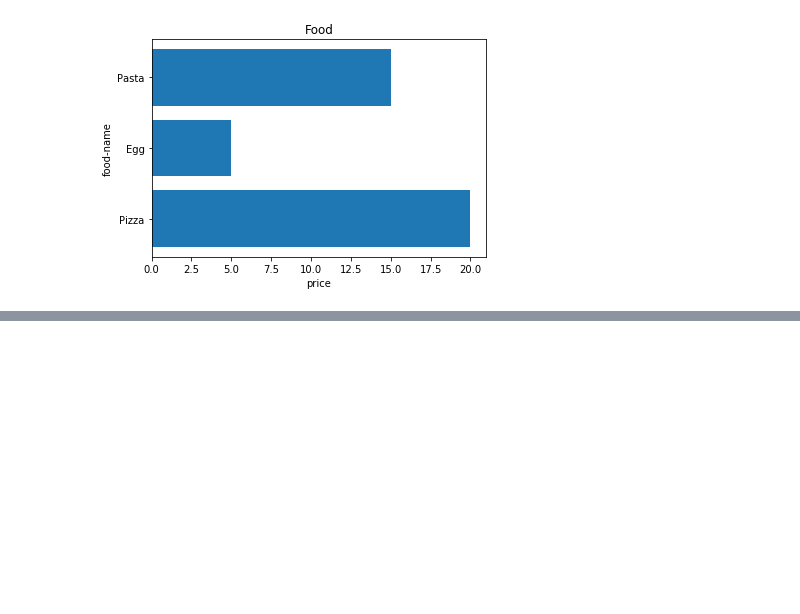
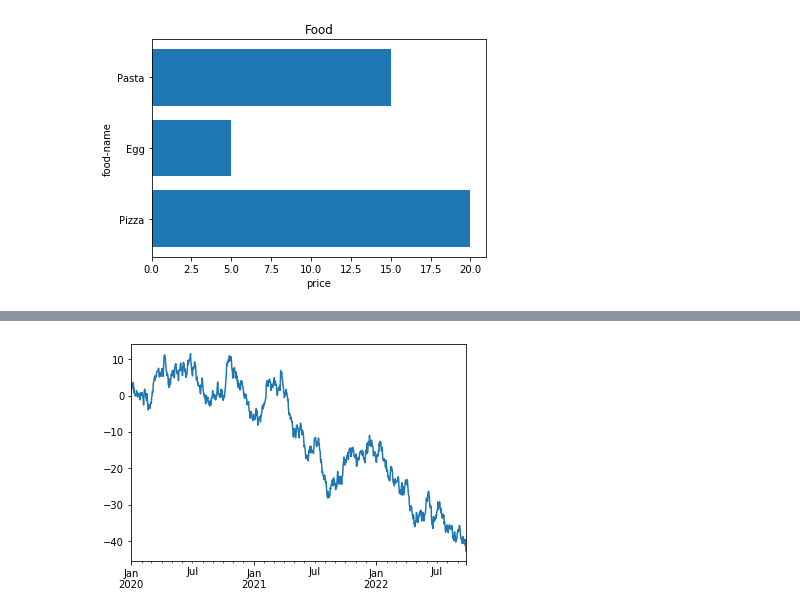
Before and after one commit to aliazani/machine-learning, a Jupyter notebook: 4-matplotlib/1-introduction-matplotlib.ipynb, the cells around one changed output, grey strips where cells are left out. Drawn from its saved outputs; the diff is of its cells as text; code cells hidden in the pictures; blank space fills up the shorter version.

Commit message:
Plotting from pandas DataFrames

```diff
--- a/4-matplotlib/1-introduction-matplotlib.ipynb
+++ b/4-matplotlib/1-introduction-matplotlib.ipynb
@@ -173,0 +194,10 @@ ax[1, 1].hist(np.random.randn(100));
+# %%
+# create a series use np.random.randn(1000) and use index=pd.date_range='1/1/2020' periods=1000
+ts = pd.Series(np.random.randn(1000),
+              index=pd.date_range('1/1/2020', periods=1000))
+
+# ts.cumsum ==> is sum of columns
+new_ts = ts.cumsum()
+new_ts.plot();
+# %% [output]
+[figure, added]
```
Also changed, not shown: parts of 31 cells of this notebook, 1 other file.
